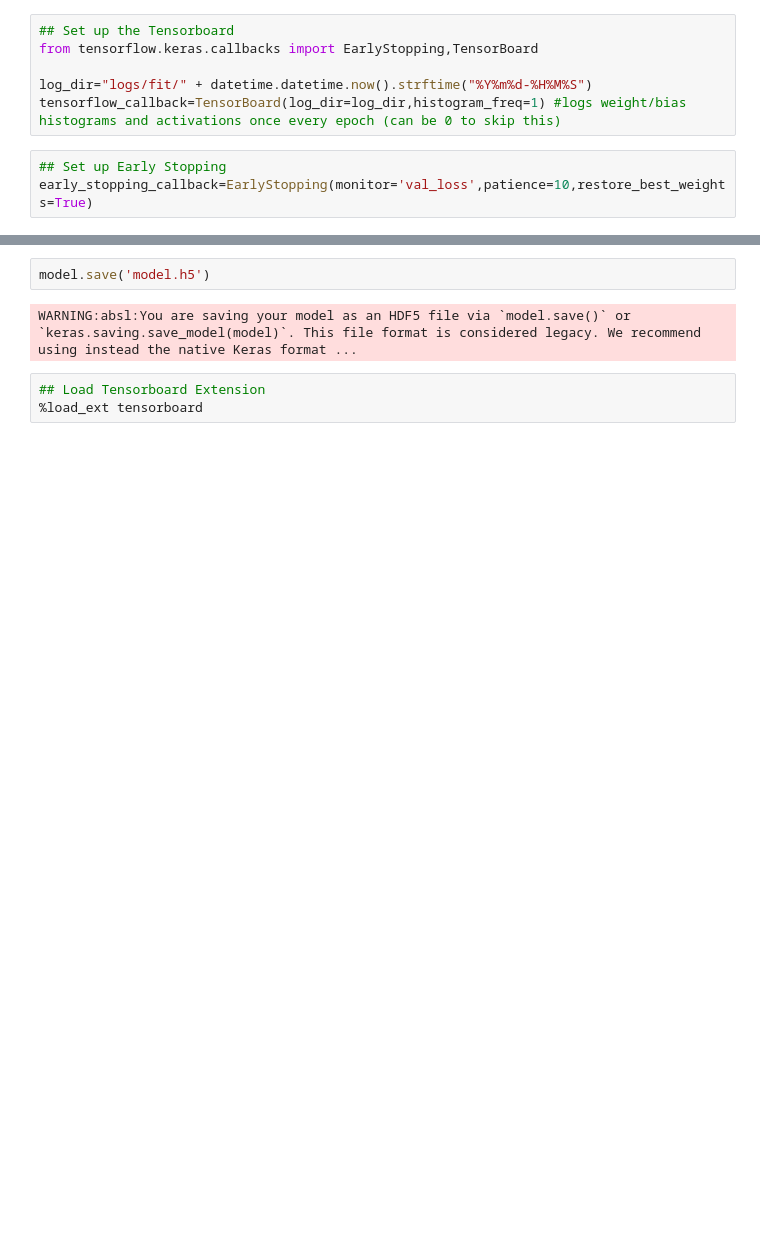
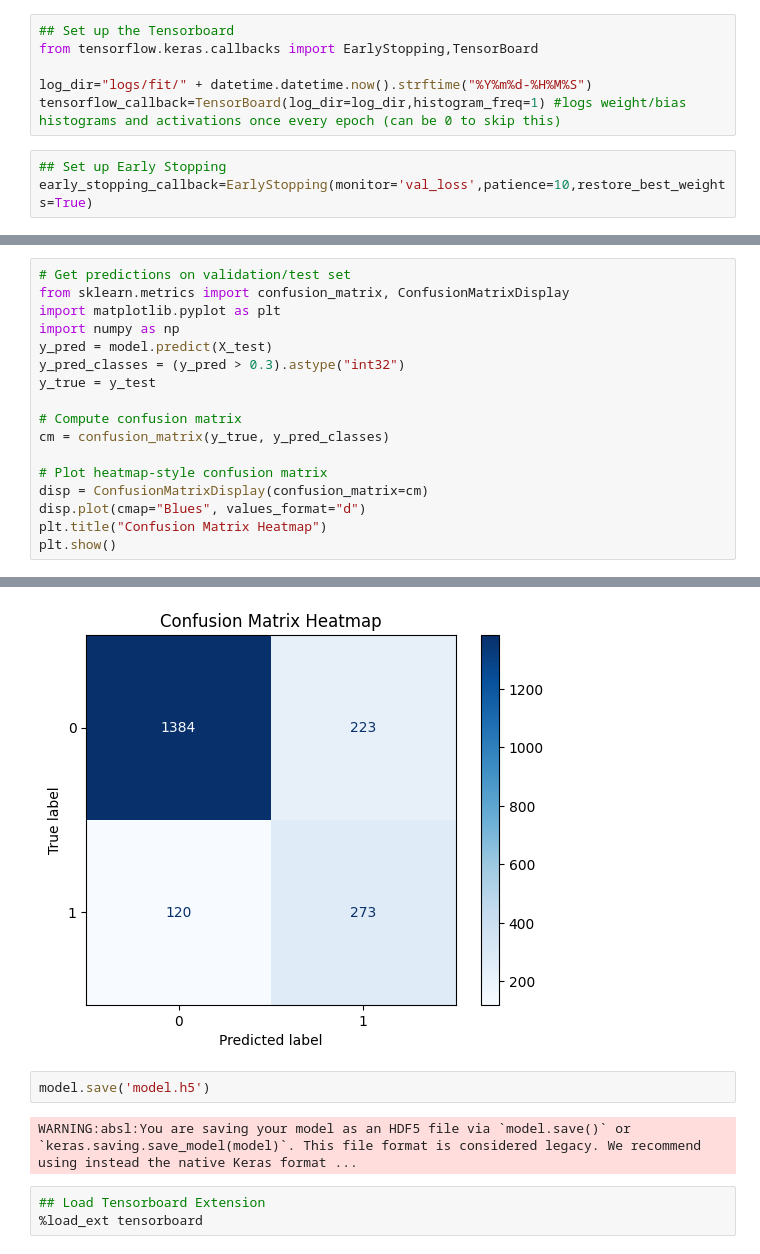
Before and after one commit to TarunSaxena1996/nlp, a Jupyter notebook: annclassification/experiments.ipynb, the cells around one changed output, grey strips where cells are left out. Cells and saved outputs as stored; diff of their text form; blank space fills up the shorter version.

```diff
--- a/annclassification/experiments.ipynb
+++ b/annclassification/experiments.ipynb
@@ -258,0 +332,18 @@ history.history['val_accuracy'][-1]
+# %%
+# Get predictions on validation/test set
+from sklearn.metrics import confusion_matrix, ConfusionMatrixDisplay
+import matplotlib.pyplot as plt
+import numpy as np
+y_pred = model.predict(X_test)
+y_pred_classes = (y_pred > 0.3).astype("int32")
+y_true = y_test
+
+# Compute confusion matrix
+cm = confusion_matrix(y_true, y_pred_classes)
+
+# Plot heatmap-style confusion matrix
+disp = ConfusionMatrixDisplay(confusion_matrix=cm)
+disp.plot(cmap="Blues", values_format="d")
+plt.title("Confusion Matrix Heatmap")
+plt.show()
+# %% [output]
@@ -259,3 +351,4 @@ history.history['val_accuracy'][-1]
+[figure, added]
 # %%
 model.save('model.h5')
 # %% [output]
```
Also changed, not shown: parts of 9 cells of this notebook, 5 other files.
